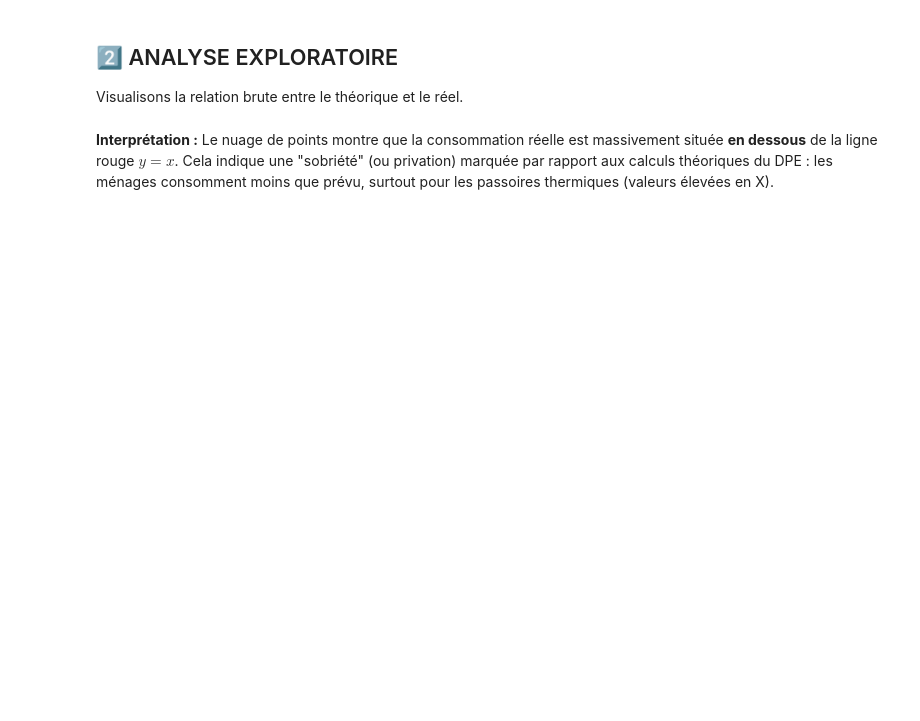
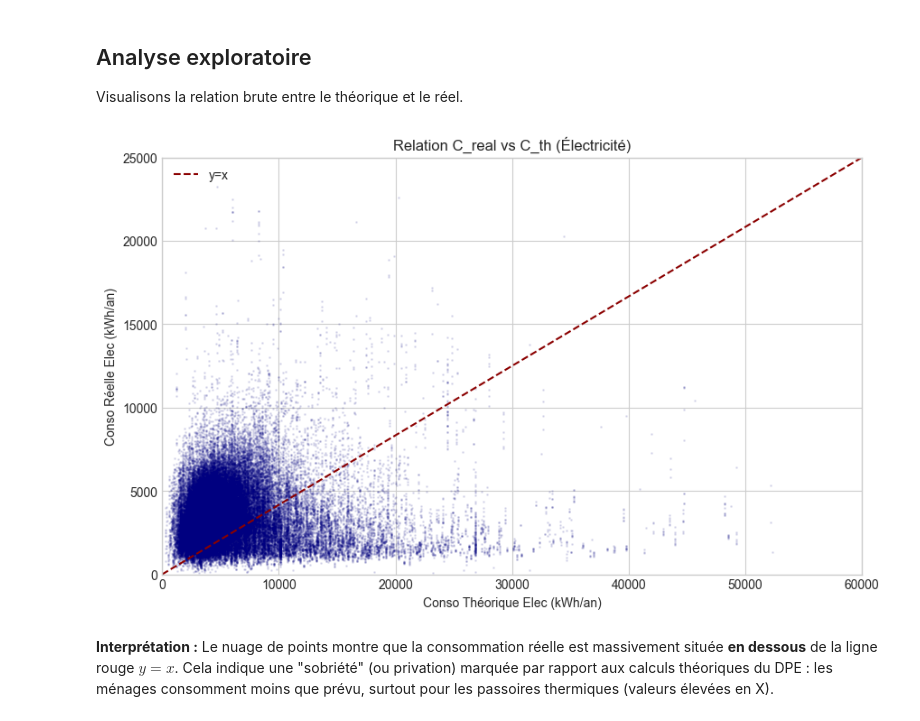
Before and after one commit to ProjetCapstoneDPE/Projet-DPE, a Jupyter notebook: Factures/Conso_réelle.ipynb, the cells around one changed output. Drawn from its saved outputs; the diff is of its cells as text; code cells hidden in the pictures; blank space fills up the shorter version.

```diff
--- a/Factures/Conso_réelle.ipynb
+++ b/Factures/Conso_réelle.ipynb
@@ -57,17 +62,21 @@ except Exception as e:
 # %% [markdown]
-## 2️⃣ ANALYSE EXPLORATOIRE
+## Analyse exploratoire
 Visualisons la relation brute entre le théorique et le réel.
 # %%
 # Scatter C_th vs C_real
 plt.figure(figsize=(10, 6))
 plt.scatter(df["C_th_elec"], df["C_real_elec"], alpha=0.1, s=1, color='navy')
 plt.plot([0, 60000], [0, 25000], linestyle='--', color='darkred', label="y=x") # Ajustement échelle visuelle
 plt.xlabel("Conso Théorique Elec (kWh/an)")
 plt.ylabel("Conso Réelle Elec (kWh/an)")
 plt.title("Relation C_real vs C_th (Électricité)")
 plt.legend()
+plt.xlim(0, 60000)
+plt.ylim(0, 25000)
 plt.grid(True)
 plt.show()
+# %% [output]
+[figure, added]
 # %% [markdown]
 **Interprétation :**
 Le nuage de points montre que la consommation réelle est massivement située **en dessous** de la ligne rouge $y=x$. Cela indique une "sobriété" (ou privation) marquée par rapport aux calculs théoriques du DPE : les ménages consomment moins que prévu, surtout pour les passoires thermiques (valeurs élevées en X).
```
Also changed, not shown: parts of 22 cells of this notebook.
